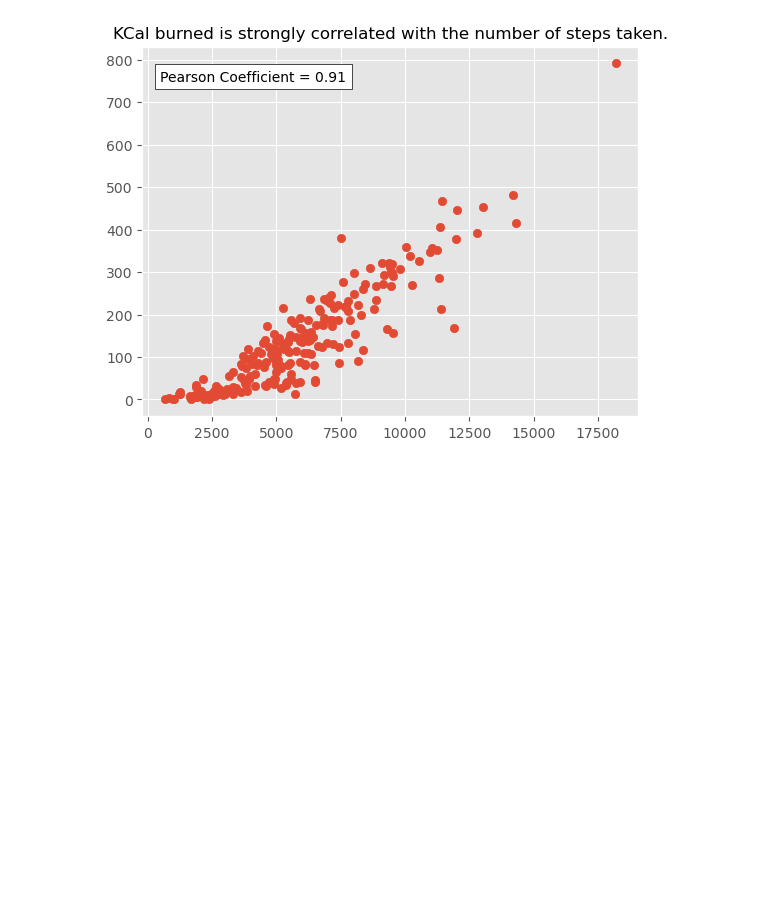
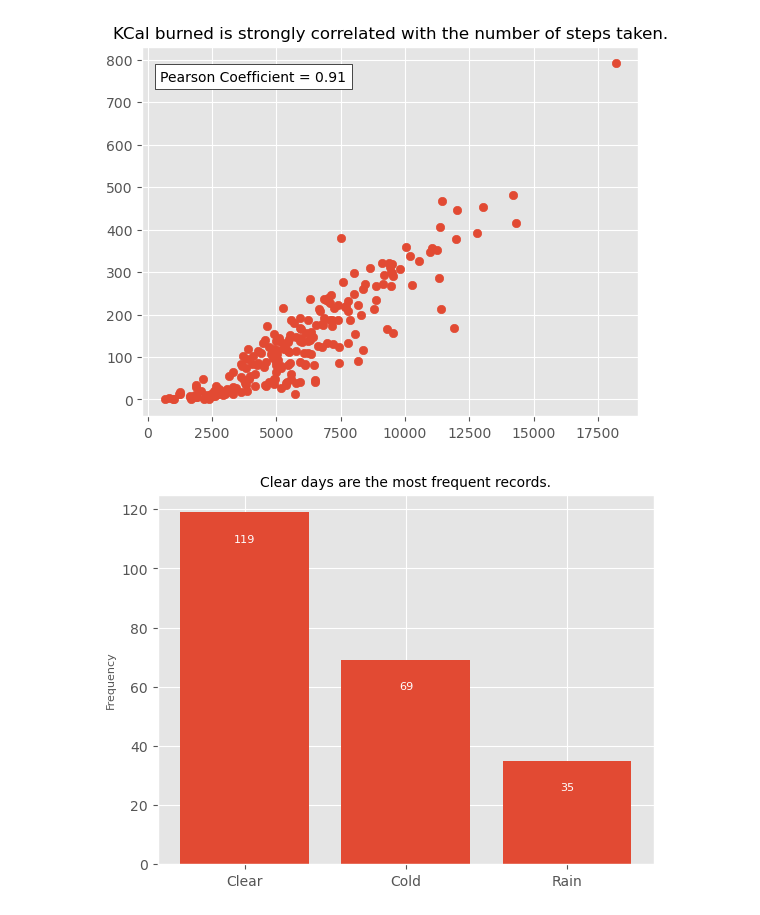
Before and after one commit to boredanalyst/step_count_analysis, a Jupyter notebook: pedometer-measurements.ipynb, the cells around one changed output. Saved outputs shown, nothing was run; the diff lists cells and outputs as text; code cells hidden in the pictures; blank space fills up the shorter version.

```diff
--- a/pedometer-measurements.ipynb
+++ b/pedometer-measurements.ipynb
@@ -217,3 +211,23 @@ ax.set_title("KCal burned is strongly correlated with the number of steps taken.
 plt.show()
 # %% [output]
 [figure]
+# %%
+## distribution of records per weather.
+
+plt.style.use("ggplot")
+
+data = df.groupby("Weather").agg("count").reset_index()
+data_x = data["Weather"]
+data_y = data["StepCount"]
+
+fig, ax = plt.subplots()
+ax.bar(data_x,data_y)
+ax.set_ylabel("Frequency",fontsize=8)
+ax.set_title("Clear days are the most frequent records.",fontsize=10)
+
+for i,v, in enumerate(data["StepCount"]):
+    ax.text(i,v-10,str(v),ha="center",fontsize=8,color="white")
+
+plt.show()
+# %% [output]
+[figure, added]
```
Also changed, not shown: parts of 4 cells of this notebook.
